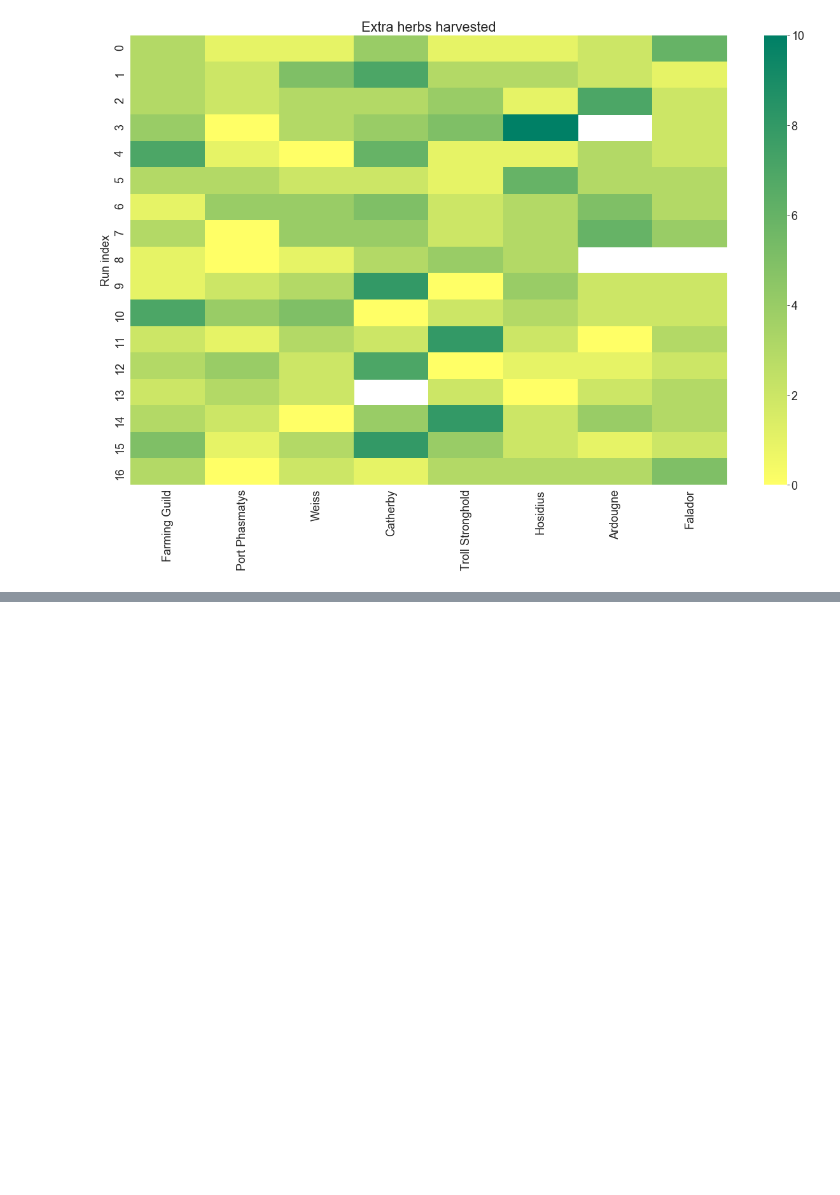
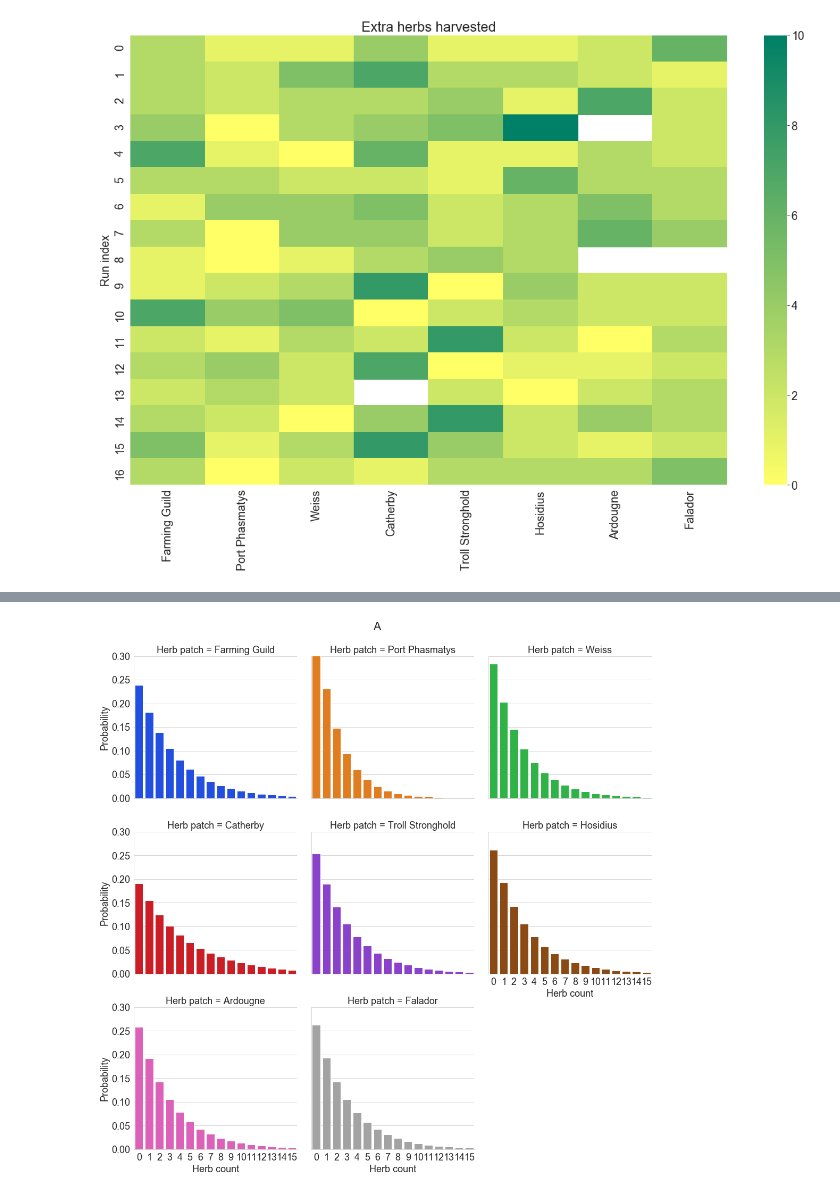
Before and after one commit to HStuklis/my-projects, a Jupyter notebook: Herb-Runs/04-Herb-Runs.ipynb, the cells around one changed output, grey strips where cells are left out. Saved outputs shown, nothing was run; the diff lists cells and outputs as text; code cells hidden in the pictures; blank space fills up the shorter version.

```diff
--- a/Herb-Runs/04-Herb-Runs.ipynb
+++ b/Herb-Runs/04-Herb-Runs.ipynb
@@ -113,0 +166,3 @@ plt.title("Extra herbs harvested");
+# %%
+MLE = df_herbRand.mean()/(1 + df_herbRand.mean())
+MLE
@@ -113,0 +179,15 @@ plt.title("Extra herbs harvested");
+# %%
+def patchPMF(p,x):
+    return p**x*(1-p)
+# %%
+PMF = np.zeros((16,8))
+for i in np.arange(8):
+    PMF[:,i] = patchPMF(MLE[i],np.arange(16))
+df_PMF = pd.DataFrame(data = PMF, columns = MLE.index)
+df_PMFStacked = df_PMF.stack().reset_index((0,1)).rename({'level_0' : 'Herb count', 'level_1' : 'Herb patch', 0 : 'Probability'}, axis = 1)
+g2 = sns.FacetGrid(data = df_PMFStacked, col = 'Herb patch', col_wrap = 3, hue = 'Herb patch', xlim = [0,15], ylim = [0,0.3], height = 5)
+g2 = g2.map(sns.barplot, 'Herb count', 'Probability', order = df_PMF.index, ci = None)
+plt.subplots_adjust(top = 0.92)
+g2.fig.suptitle('A');
+# %% [output]
+[figure, added]
```
Also changed, not shown: parts of 8 cells of this notebook.
